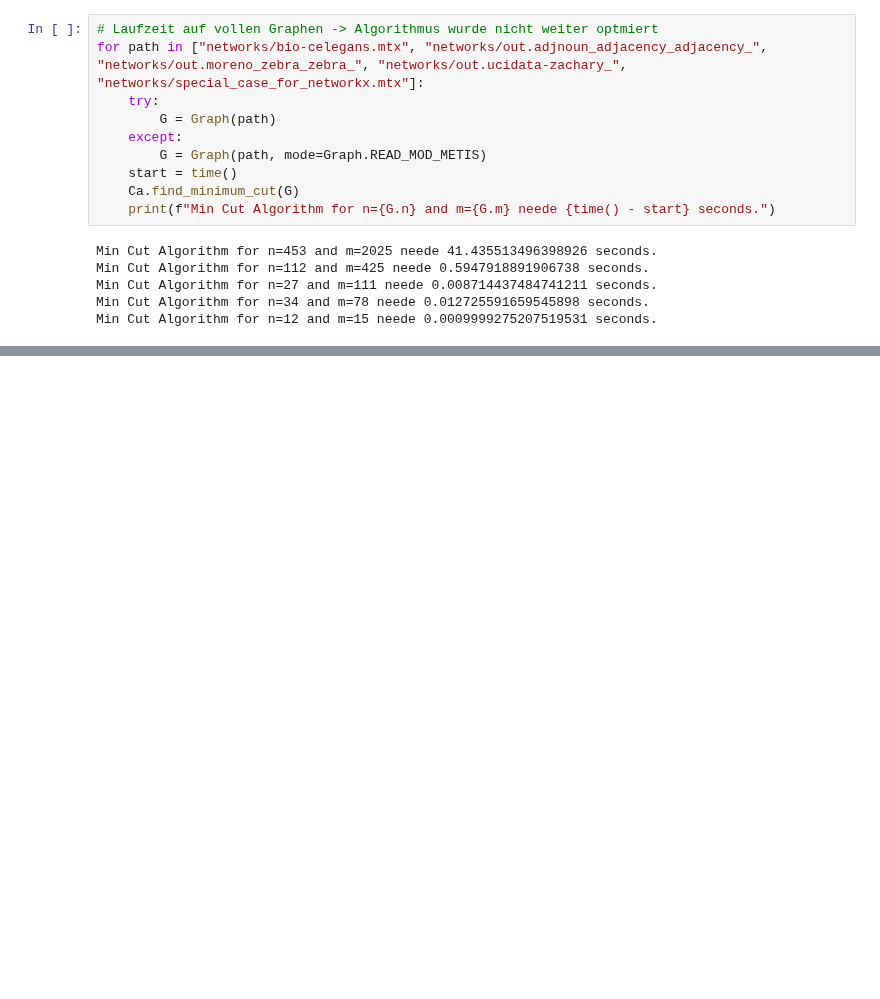
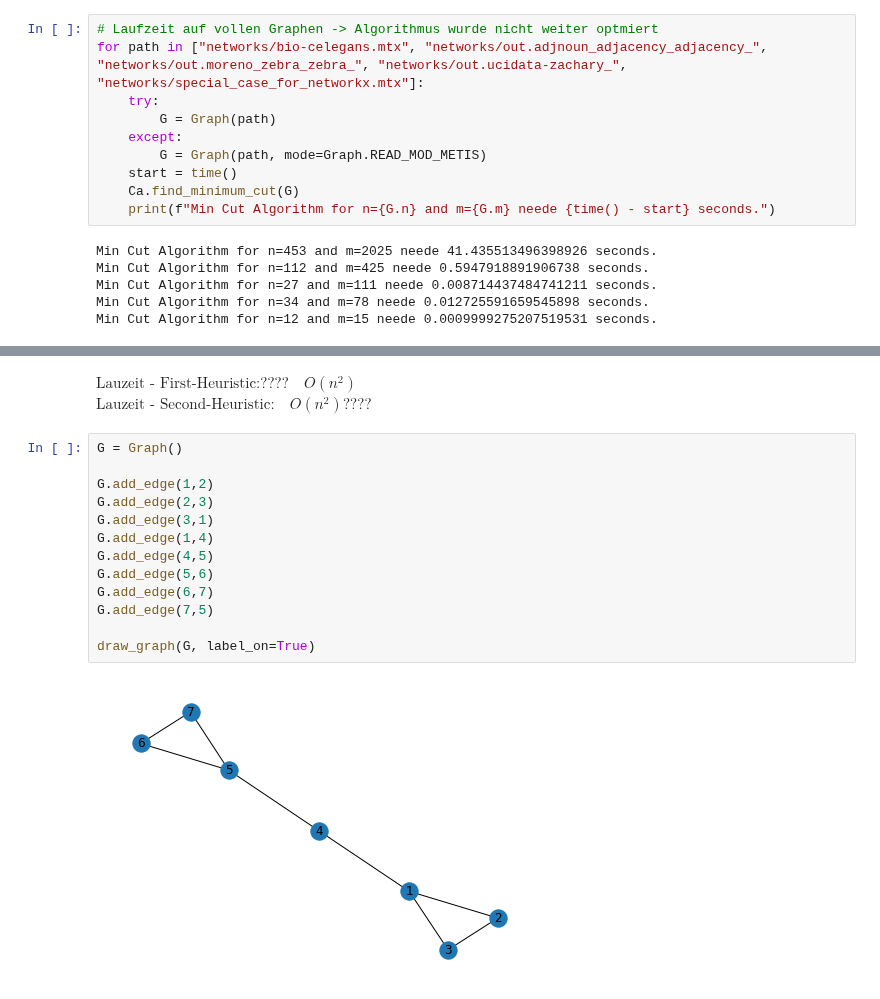
Before and after one commit to Hanno1/AlgorithmischeNetzwerkanalyseLAB, a Jupyter notebook: persentation_task5.ipynb, the cells around one changed output, grey strips where cells are left out. Drawn from its saved outputs; the diff is of its cells as text; blank space fills up the shorter version.

```diff
--- a/persentation_task5.ipynb
+++ b/persentation_task5.ipynb
@@ -66,0 +74,18 @@ Min Cut Algorithm for n=12 and m=15 neede 0.0009999275207519531 seconds.
+# %% [markdown]
+$\textrm{Lauzeit - First-Heuristic:} ???? \quad O(n^2) \quad \quad \quad \quad \quad \quad \quad \quad \quad \quad \quad \quad \quad \quad$
+$\textrm{Lauzeit - Second-Heuristic:} \quad O(n^2) ???? $
+# %%
+G = Graph()
+
+G.add_edge(1,2)
+G.add_edge(2,3)
+G.add_edge(3,1)
+G.add_edge(1,4)
+G.add_edge(4,5)
+G.add_edge(5,6)
+G.add_edge(6,7)
+G.add_edge(7,5)
+
+draw_graph(G, label_on=True)
+# %% [output]
+[figure, added]
```
Also changed, not shown: parts of 7 cells of this notebook, 10 other files.
